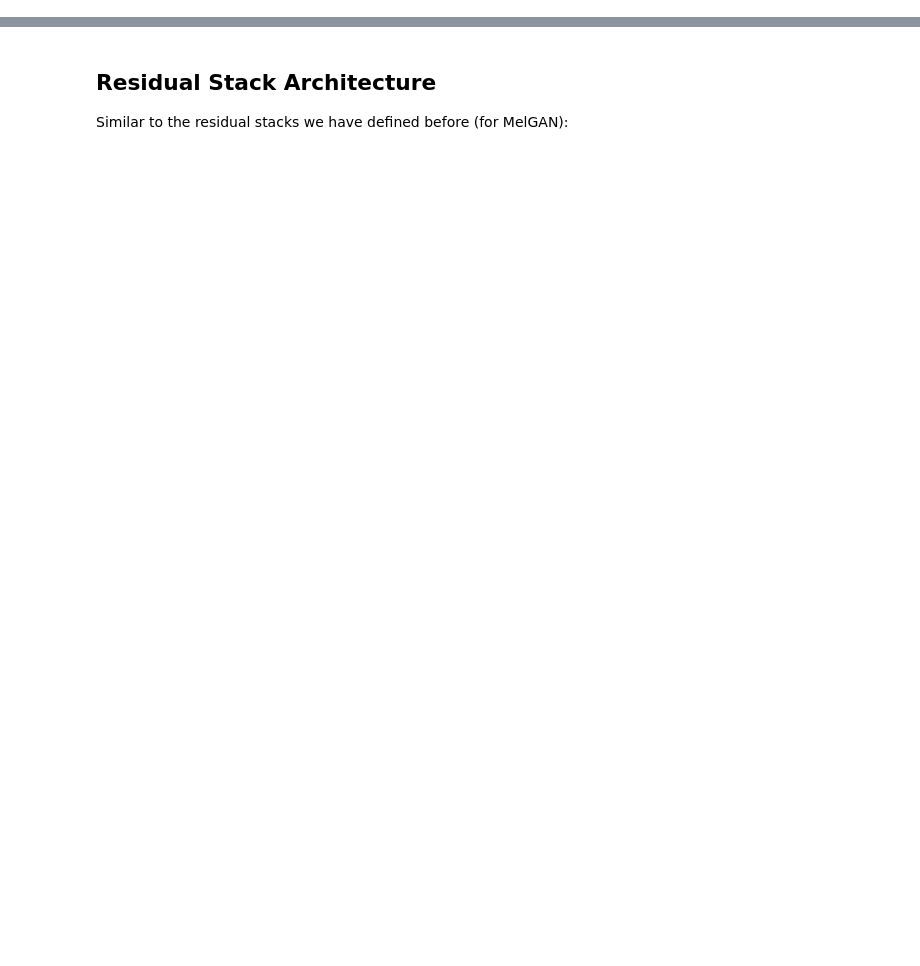
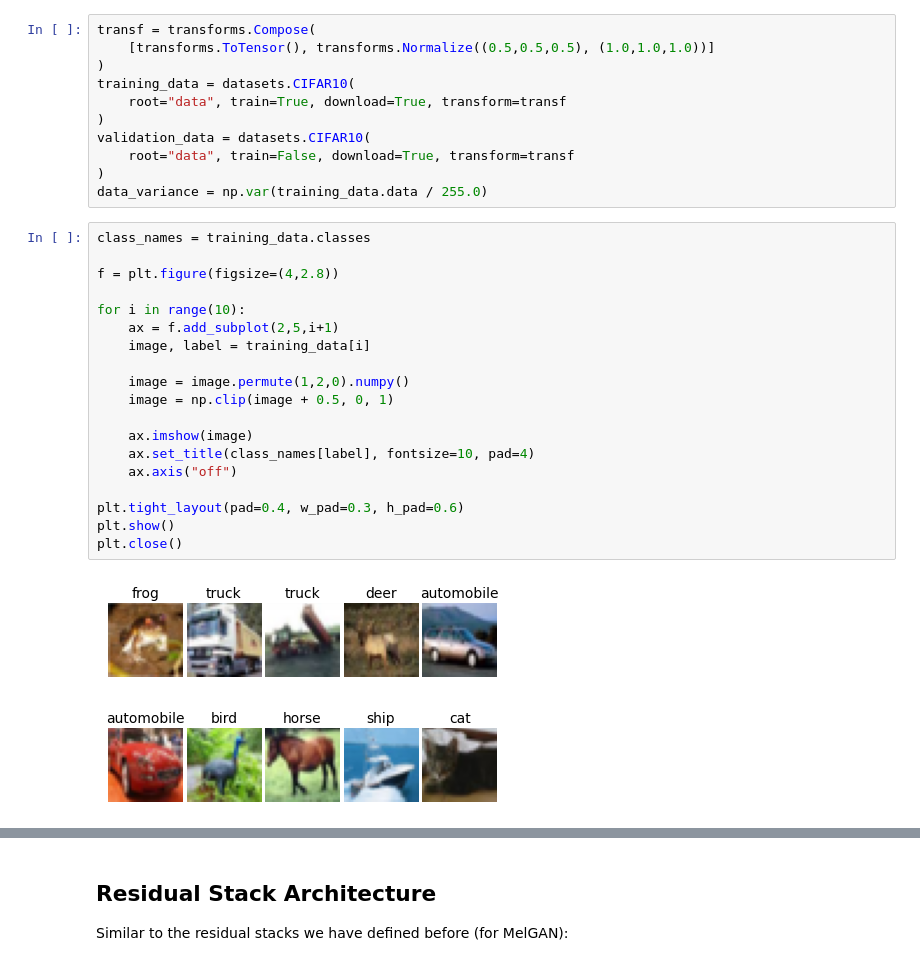
Before and after one commit to mikerapt/hy673_tutorials, a Jupyter notebook: Tutorial-8/08d_vq_vae.ipynb, the cells around one changed output, grey strips where cells are left out. Drawn from its saved outputs; the diff is of its cells as text; blank space fills up the shorter version.

```diff
--- a/Tutorial-8/08d_vq_vae.ipynb
+++ b/Tutorial-8/08d_vq_vae.ipynb
@@ -1,2 +67,34 @@
+# %%
+transf = transforms.Compose(
+    [transforms.ToTensor(), transforms.Normalize((0.5,0.5,0.5), (1.0,1.0,1.0))]
+)
+training_data = datasets.CIFAR10(
+    root="data", train=True, download=True, transform=transf
+)
+validation_data = datasets.CIFAR10(
+    root="data", train=False, download=True, transform=transf
+)
+data_variance = np.var(training_data.data / 255.0)
+# %%
+class_names = training_data.classes
+
+f = plt.figure(figsize=(4,2.8))
+
+for i in range(10):
+    ax = f.add_subplot(2,5,i+1)
+    image, label = training_data[i]
+
+    image = image.permute(1,2,0).numpy()
+    image = np.clip(image + 0.5, 0, 1)
+
+    ax.imshow(image)
+    ax.set_title(class_names[label], fontsize=10, pad=4)
+    ax.axis("off")
+
+plt.tight_layout(pad=0.4, w_pad=0.3, h_pad=0.6)
+plt.show()
+plt.close()
+# %% [output]
+[figure, added]
 # %% [markdown]
 # <u>Vector-Quantized VAE (VQ-VAE)</u>
```
Also changed, not shown: parts of 41 cells of this notebook, 2 other files.
